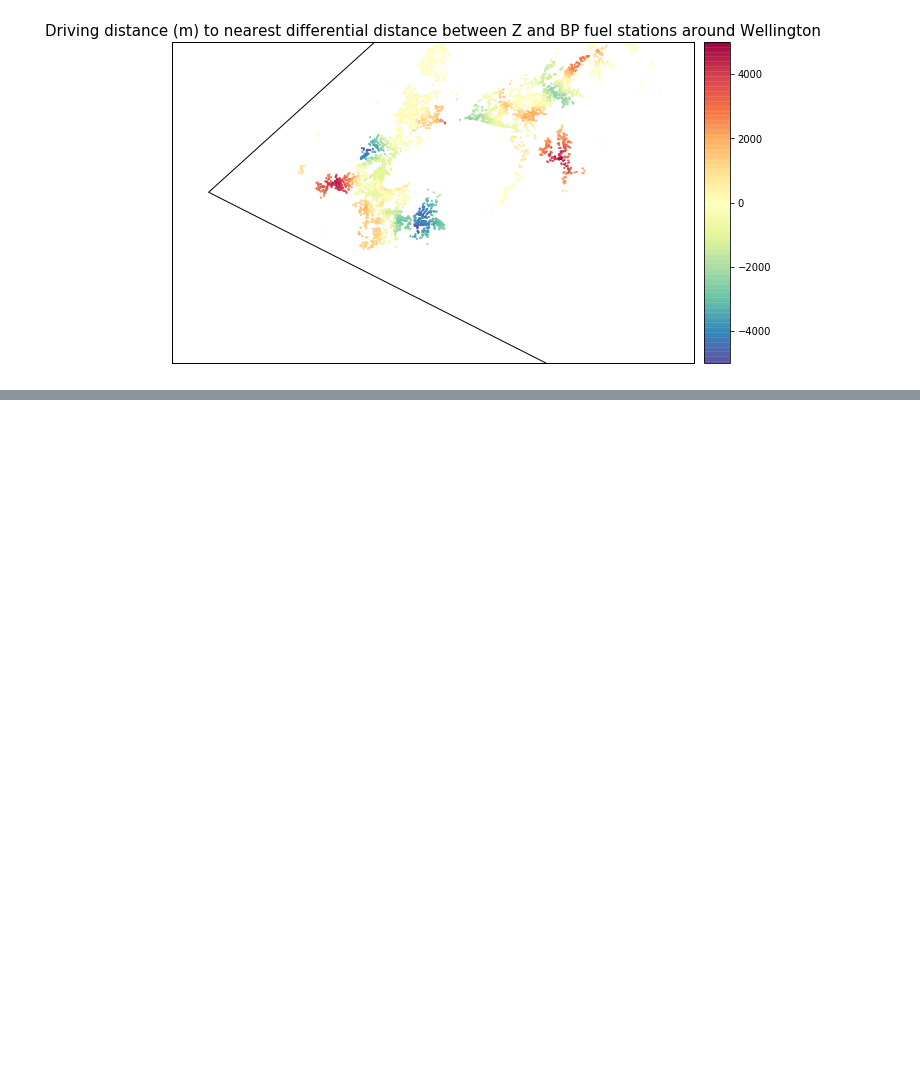
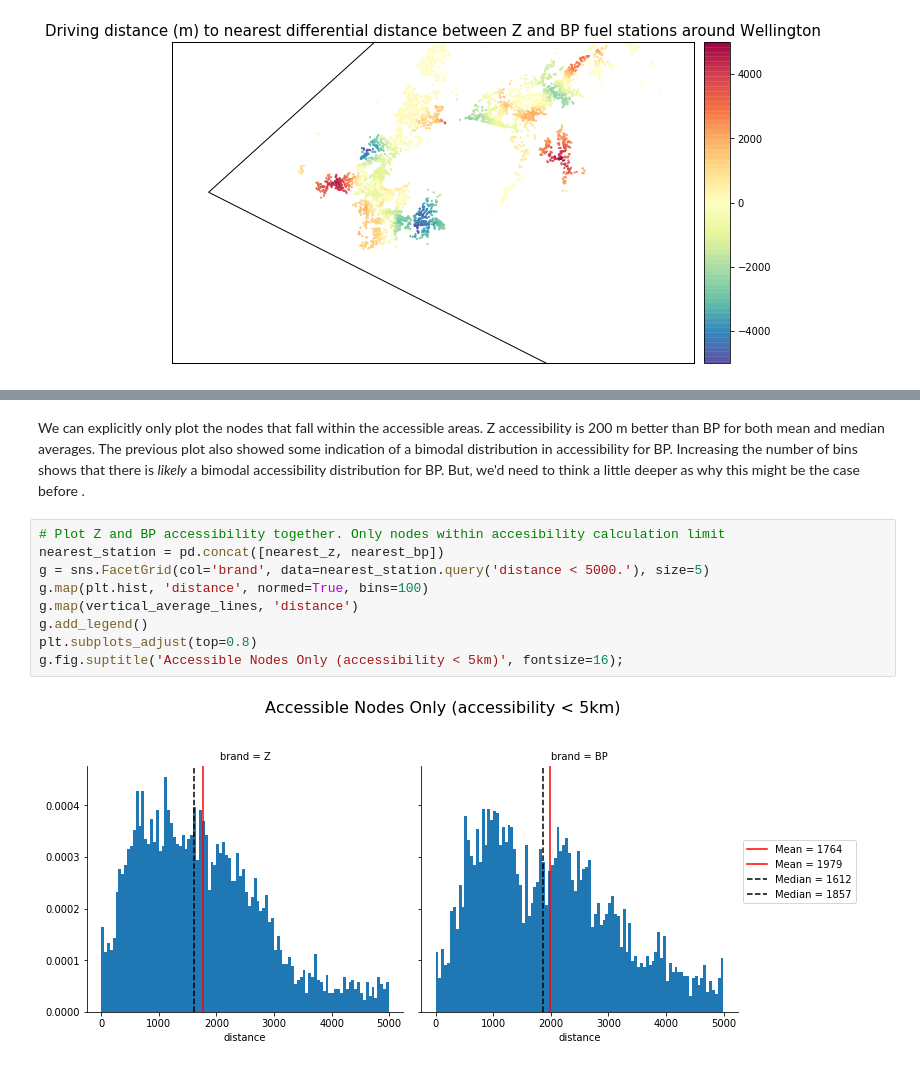
Before and after one commit to shriv/fuel-stations, a Jupyter notebook: Fuel Stations Analysis.ipynb, the cells around one changed output, grey strips where cells are left out. Drawn from its saved outputs; the diff is of its cells as text; blank space fills up the shorter version.

```diff
--- a/Fuel Stations Analysis.ipynb
+++ b/Fuel Stations Analysis.ipynb
@@ -509,3 +565,16 @@ na.plot_accessibility(network, diff_accessibility, osm_bbox,
+# %% [markdown]
+We can explicitly only plot the nodes that fall within the accessible areas. Z accessibility is 200 m better than BP for both mean and median averages. The previous plot also showed some indication of a bimodal distribution in accessibility for BP. Increasing the number of bins shows that there is *likely* a bimodal accessibility distribution for BP. But, we'd need to think a little deeper as why this might be the case before .
+# %%
+# Plot Z and BP accessibility together. Only nodes within accesibility calculation limit
+nearest_station = pd.concat([nearest_z, nearest_bp])
+g = sns.FacetGrid(col='brand', data=nearest_station.query('distance < 5000.'), size=5)
+g.map(plt.hist, 'distance', normed=True, bins=100)
+g.map(vertical_average_lines, 'distance')
+g.add_legend()
+plt.subplots_adjust(top=0.8)
+g.fig.suptitle('Accessible Nodes Only (accessibility < 5km)', fontsize=16);
+# %% [output]
+[figure, added]
 # %% [markdown]
 # Conclusions
 The key business question to be answered in this report was:
```
Also changed, not shown: parts of 14 cells of this notebook, 1 other file.
